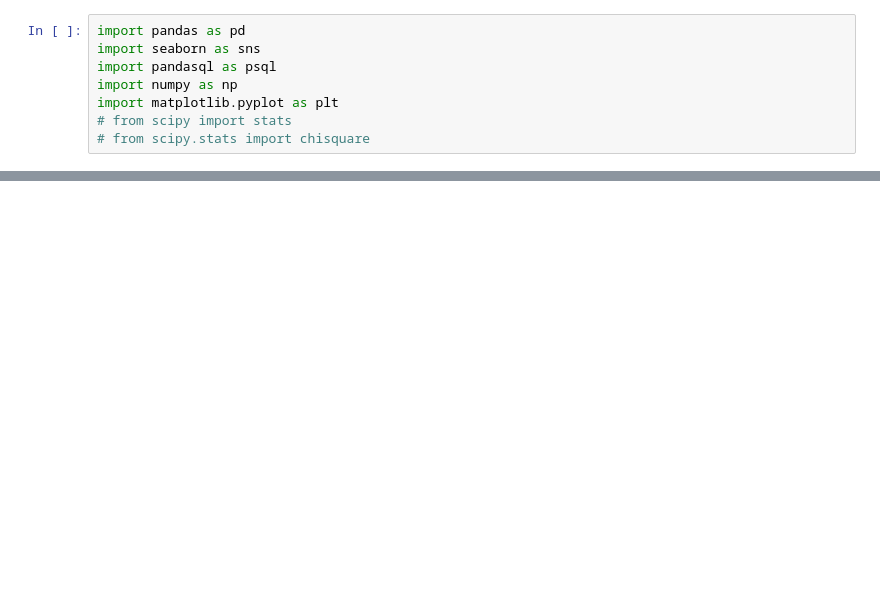
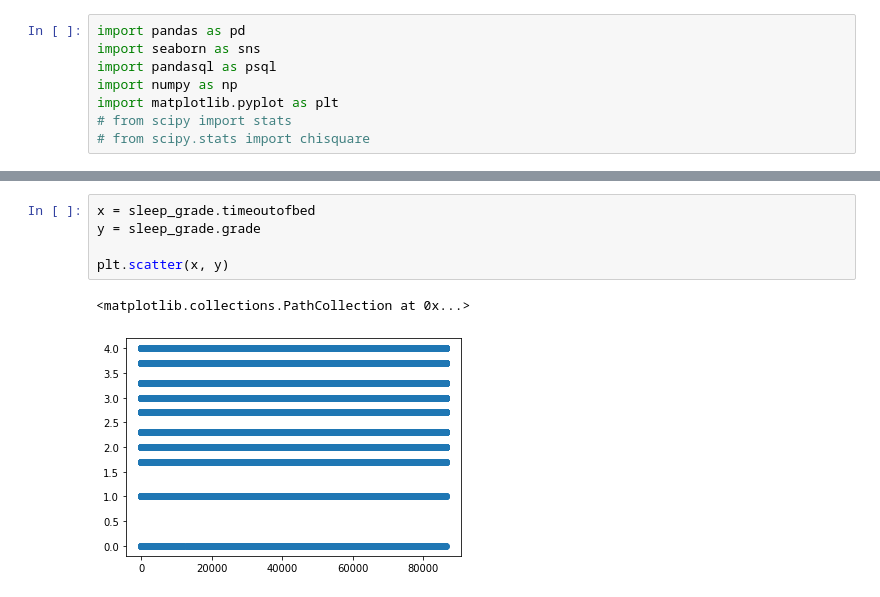
Before and after one commit to EAltunoglu/cmpe492, a Jupyter notebook: sleep_grade.ipynb, the cells around one changed output, grey strips where cells are left out. Saved outputs shown, nothing was run; the diff lists cells and outputs as text; blank space fills up the shorter version.

```diff
--- a/sleep_grade.ipynb
+++ b/sleep_grade.ipynb
@@ -21,0 +27,8 @@ plt.scatter(x, y)
+# %%
+x = sleep_grade.timeoutofbed
+y = sleep_grade.grade
+
+plt.scatter(x, y)
+# %% [output]
+<matplotlib.collections.PathCollection at 0x...>
+[figure, added]
```
Also changed, not shown: parts of 10 cells of this notebook, 9 other files.
